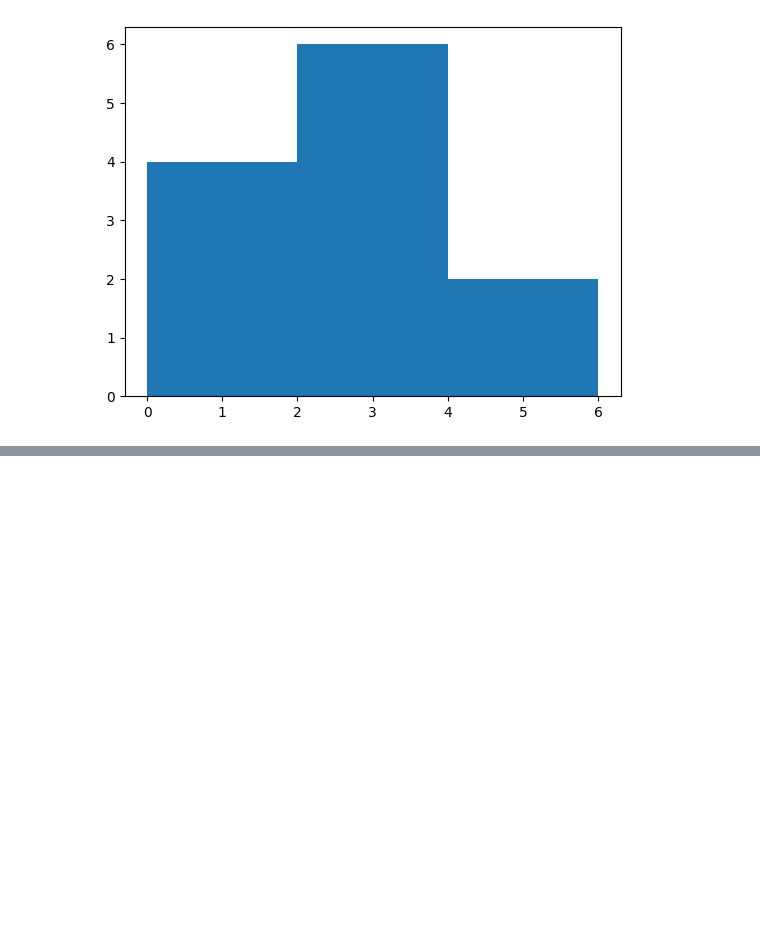
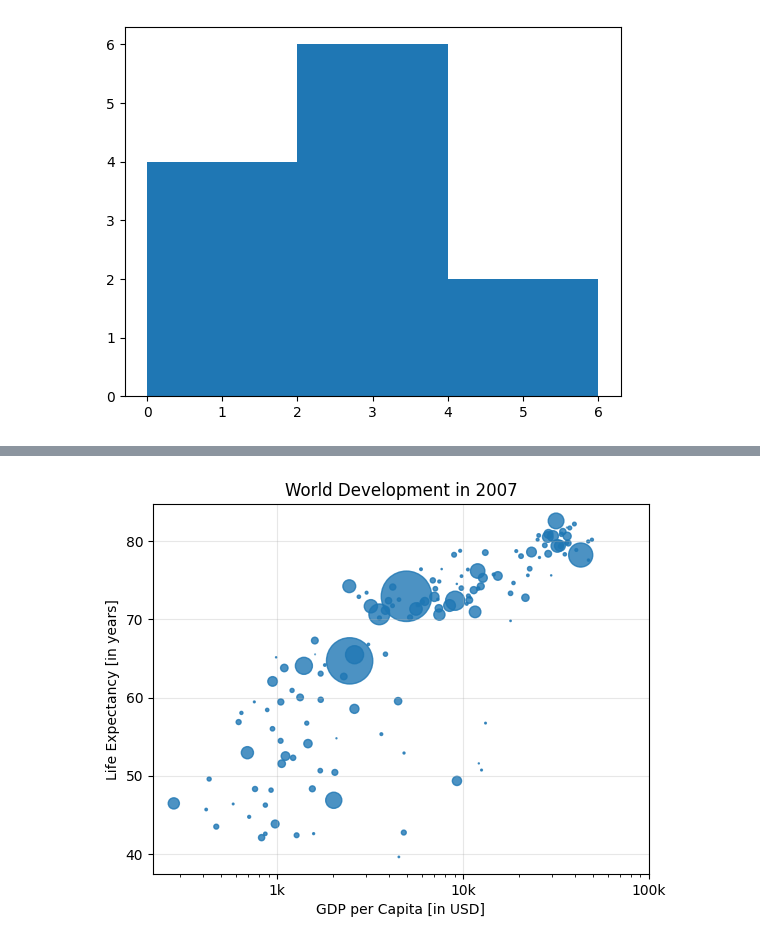
Before and after one commit to GustavMartinez/Python_practice, a Jupyter notebook: 09_libraries/matplotlib/histograms.ipynb, the cells around one changed output, grey strips where cells are left out. Saved outputs shown, nothing was run; the diff lists cells and outputs as text; code cells hidden in the pictures; blank space fills up the shorter version.

Commit message:
histograms

```diff
--- a/09_libraries/matplotlib/histograms.ipynb
+++ b/09_libraries/matplotlib/histograms.ipynb
@@ -27,3 +27,9 @@ plt.hist(values, bins=3) # values divided in 3 bins
 plt.show()
 # %% [output]
 [figure]
+# %%
+PATH_DATA = '/home/gustavo/Documents/Study/005_Python_General/github/python_practice/09_libraries/00_data/gapminder.csv'
+
+gdp_data = pd.read_csv(PATH_DATA)
+
+gdp_data8
@@ -29,0 +50,28 @@ plt.show()
+# %%
+dict_colors = {
+    'Asia':'red',
+    'Europe':'green',
+    'Africa':'blue',
+    'Americas':'yellow',
+    'Oceania':'black'
+}
+
+
+
+plt.scatter(gdp_data['gdp_cap'], gdp_data['life_exp'], s=gdp_data['population']/1000000, alpha=0.8)
+
+plt.xscale('log')
+plt.xlabel('GDP per Capita [in USD]')
+plt.ylabel('Life Expectancy [in years]')
+plt.title('World Development in 2007')
+
+tick_val = [1000, 10000, 100000] # values for ticks
+tick_lab = ['1k', '10k', '100k'] # values for labels
+
+plt.xticks(tick_val, tick_lab)
+
+plt.grid(alpha=0.3)
+
+plt.show()
+# %% [output]
+[figure, added]
```
Also changed, not shown: parts of 1 cell of this notebook, 1 other file.
